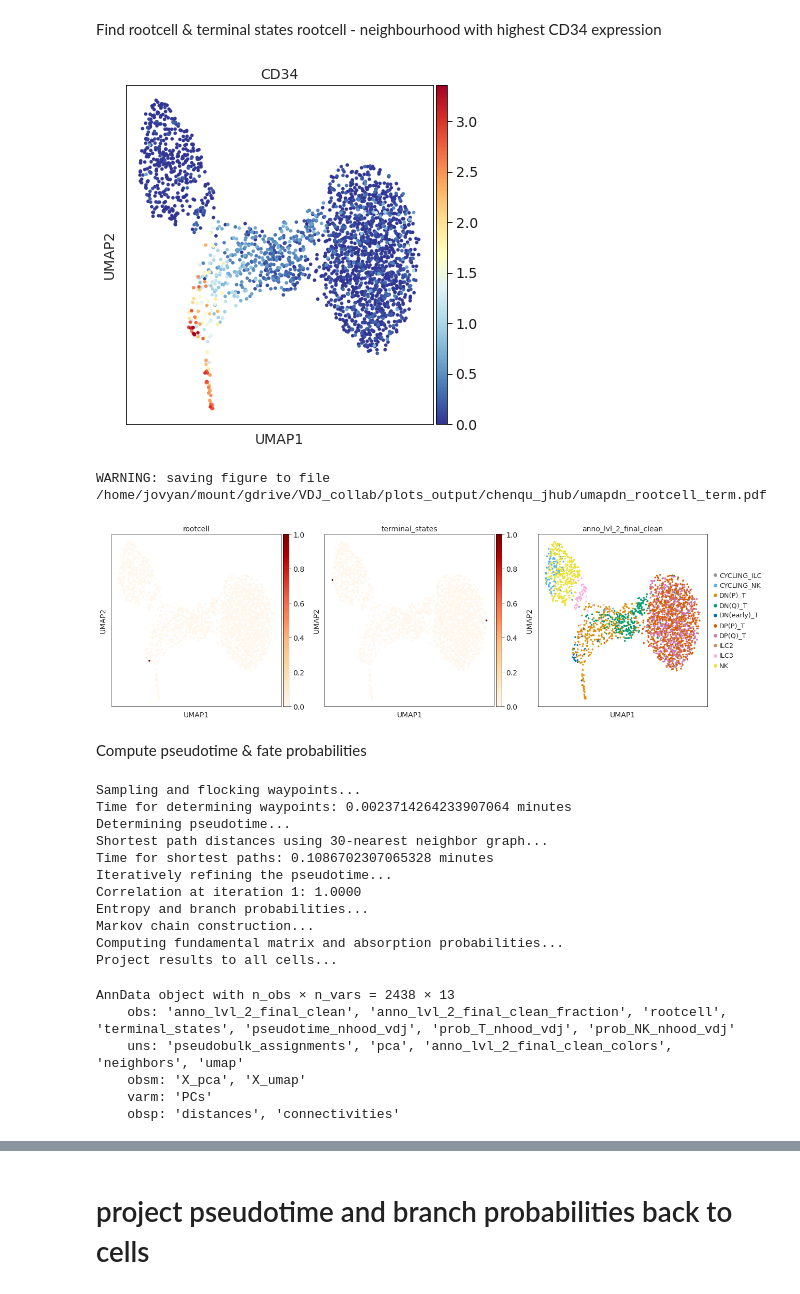
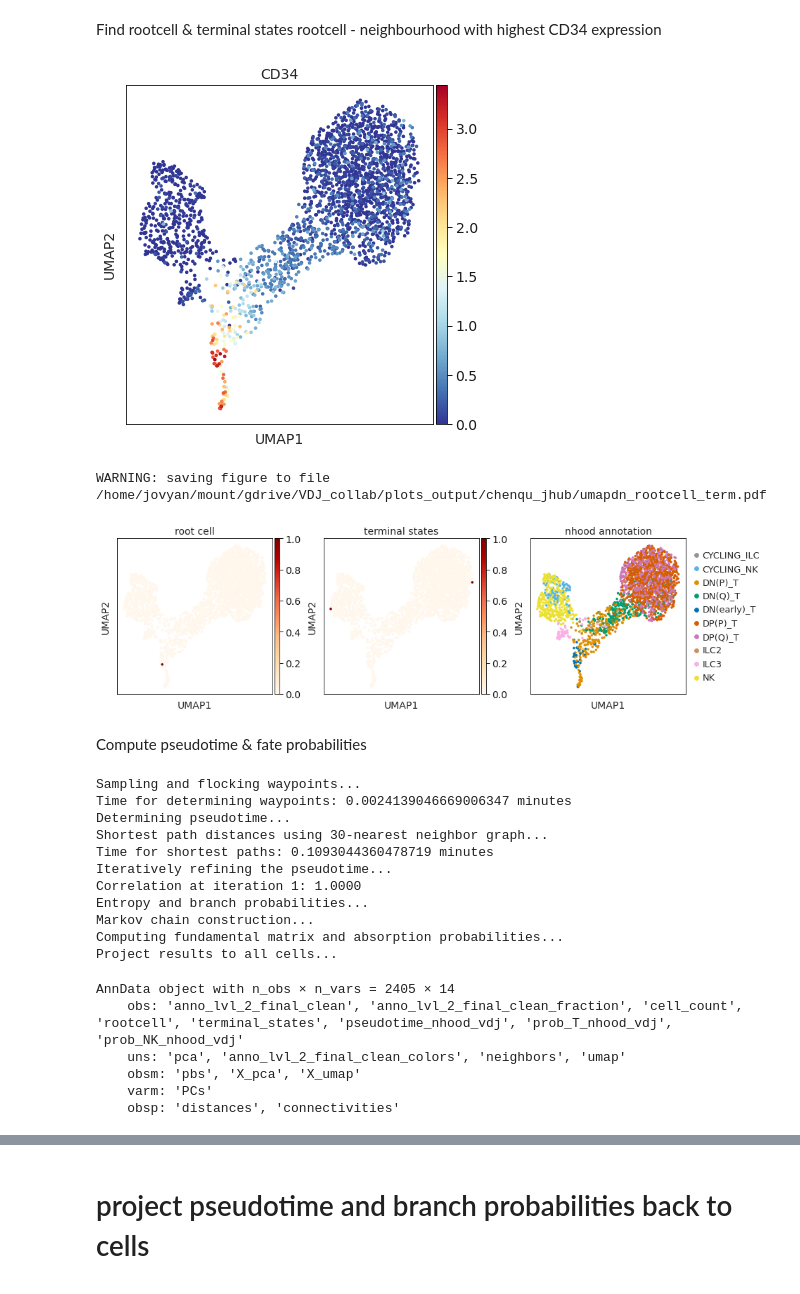
Before and after one commit to zktuong/dandelion-demo-files, a Jupyter notebook: dandelion_manuscript/notebook/04_DN_trajectory/DN_VDJ_trajectory_update.ipynb, the cells around one changed output, grey strips where cells are left out. Cells and saved outputs as stored; diff of their text form; code cells hidden in the pictures.

```diff
--- a/dandelion_manuscript/notebook/04_DN_trajectory/DN_VDJ_trajectory_update.ipynb
+++ b/dandelion_manuscript/notebook/04_DN_trajectory/DN_VDJ_trajectory_update.ipynb
@@ -52,5 +52,5 @@ from _chenqu_utils import *
 # Load data
 # %%
 # object loaded with abTCR, gdTCR, BCR data in 02_panfetal_load_VDJ
-adata_source = sc.read('write/PAN.A01.v01.entire_data_normalised_log.20210429.LYMPHOID.embedding_dandelion_150822.h5ad')
+adata_source = sc.read('write/PAN.A01.v01.entire_data_normalised_log.20210429.LYMPHOID.embedding_dandelion_110123.h5ad')
 # %% [output]
@@ -82,6 +82,7 @@ bdata = ddl.tl.setup_vdj_pseudobulk(adata,
                                     productive_vj=False,
                                     check_vdj_mapping=['j_call'],
                                     check_vj_mapping=None,
+                                    mode='abT'
                                    )
 bdata
 # %% [output]
@@ -145,7 +146,8 @@ Now neighbourhood adata is stored in bdata.uns['nhood_adata']
 # %%
 # function for making neighbourhood vdj feature space
 # cols are the columns of VDJ to be used here
-nhood_adata = ddl.tl.vdj_pseudobulk(bdata, pbs = bdata.obsm['nhoods'], obs_to_take = 'anno_lvl_2_final_clean', cols=['j_call_abT_VDJ_main'])
+nhood_adata = ddl.tl.vdj_pseudobulk(bdata, pbs = bdata.obsm['nhoods'], obs_to_take = 'anno_lvl_2_final_clean',
+                                    extract_cols=['j_call_abT_VDJ_main'])
 # %%
 nhood_adata
 # %% [output]
@@ -192,19 +194,26 @@ rootcell - neighbourhood with highest CD34 expression
 # %%
 # make a new neighbourhood object with the same umap embedding as nhood_adata, but .X is the pseudobulked gene expression
 
 # step1: subset the object with raw count to the same cells as bdata
 bdata_raw = adata_count[bdata.obs_names].copy()
+
 # step2: pseudobulk gene expression by neighbourhood
-nhood_adata_gex = ddl.tl.compute_pseudobulk_gex(adata = bdata,adata_raw = bdata_raw, normalize_log = True)
+nhood_adata_gex = ddl.tl.pseudobulk_gex(adata_raw = bdata_raw, pbs = bdata.obsm['nhoods'])
+# perform normalization and log transformation
+sc.pp.normalize_per_cell(nhood_adata_gex,counts_per_cell_after=10e4)
+sc.pp.log1p(nhood_adata_gex)
+
 # step3: make new object nhood_adata_plot
 nhood_adata_plot = sc.AnnData(nhood_adata_gex.X, obs=nhood_adata.obs, var=nhood_adata_gex.var, obsm=nhood_adata.obsm)
+
 # step4: plot CD34 expression
 plt.rcParams["figure.figsize"] = [6,6]
 sc.pl.umap(nhood_adata_plot, color=['CD34'])
+
 # step5: choose the neighbourhood with highest CD34 expression as the rootcell
 rootcell = np.argmax(nhood_adata_plot[:,'CD34'].X)
 # %% [output]
-[figure, old version]
+[figure, new version]
 # %%
 nhood_adata.obs['rootcell'] = 0
 nhood_adata.obs.loc[rootcell.astype('str'),'rootcell'] = 1
@@ -215,11 +224,12 @@ terminal_states = pd.Series(['NK', 'T'],
 # plot rootcell and terminal states
 nhood_adata.obs['terminal_states'] = 0
 nhood_adata.obs.loc[terminal_states.index, 'terminal_states'] = 1
-plt.rcParams["figure.figsize"] = [6,6]
-sc.pl.umap(nhood_adata,color=['rootcell','terminal_states','anno_lvl_2_final_clean'],color_map='OrRd',save='dn_rootcell_term.pdf')
+plt.rcParams["figure.figsize"] = [4,4]
+sc.pl.umap(nhood_adata,color=['rootcell','terminal_states','anno_lvl_2_final_clean'],
+           title=['root cell', 'terminal states','nhood annotation'],color_map='OrRd',save='dn_rootcell_term.pdf')
 # %% [output]
 WARNING: saving figure to file /home/jovyan/mount/gdrive/VDJ_collab/plots_output/chenqu_jhub/umapdn_rootcell_term.pdf
-[figure, old version]
+[figure, new version]
 # %% [markdown]
 Compute pseudotime & fate probabilities
 # %%
@@ -227,10 +237,10 @@ pr_res = palantir.core.run_palantir(ms_data,  nhood_adata.obs_names[rootcell], n
                                     terminal_states = terminal_states.index)
 # %% [output]
 Sampling and flocking waypoints...
-Time for determining waypoints: 0.0023714264233907064 minutes
+Time for determining waypoints: 0.0024139046669006347 minutes
 Determining pseudotime...
 Shortest path distances using 30-nearest neighbor graph...
-Time for shortest paths: 0.1086702307065328 minutes
+Time for shortest paths: 0.1093044360478719 minutes
 Iteratively refining the pseudotime...
 Correlation at iteration 1: 1.0000
 Entropy and branch probabilities...
@@ -244,10 +254,10 @@ pr_res.branch_probs.columns = terminal_states[pr_res.branch_probs.columns]
 # pseudotime stored in .obs['pseudotime'], branch probabilities in .obs['prob_'+terminal_state_name]
 ddl.tl.pseudotime_transfer(adata = nhood_adata, pr_res = pr_res, suffix = '_nhood_vdj')
 # %% [output]
-AnnData object with n_obs × n_vars = 2438 × 13
-    obs: 'anno_lvl_2_final_clean', 'anno_lvl_2_final_clean_fraction', 'rootcell', 'terminal_states', 'pseudotime_nhood_vdj', 'prob_T_nhood_vdj', 'prob_NK_nhood_vdj'
-    uns: 'pseudobulk_assignments', 'pca', 'anno_lvl_2_final_clean_colors', 'neighbors', 'umap'
-    obsm: 'X_pca', 'X_umap'
+AnnData object with n_obs × n_vars = 2405 × 14
+    obs: 'anno_lvl_2_final_clean', 'anno_lvl_2_final_clean_fraction', 'cell_count', 'rootcell', 'terminal_states', 'pseudotime_nhood_vdj', 'prob_T_nhood_vdj', 'prob_NK_nhood_vdj'
+    uns: 'pca', 'anno_lvl_2_final_clean_colors', 'neighbors', 'umap'
+    obsm: 'pbs', 'X_pca', 'X_umap'
     varm: 'PCs'
     obsp: 'distances', 'connectivities'
 # %%
```
Also changed, not shown: parts of 21 cells of this notebook, 27 other files.
